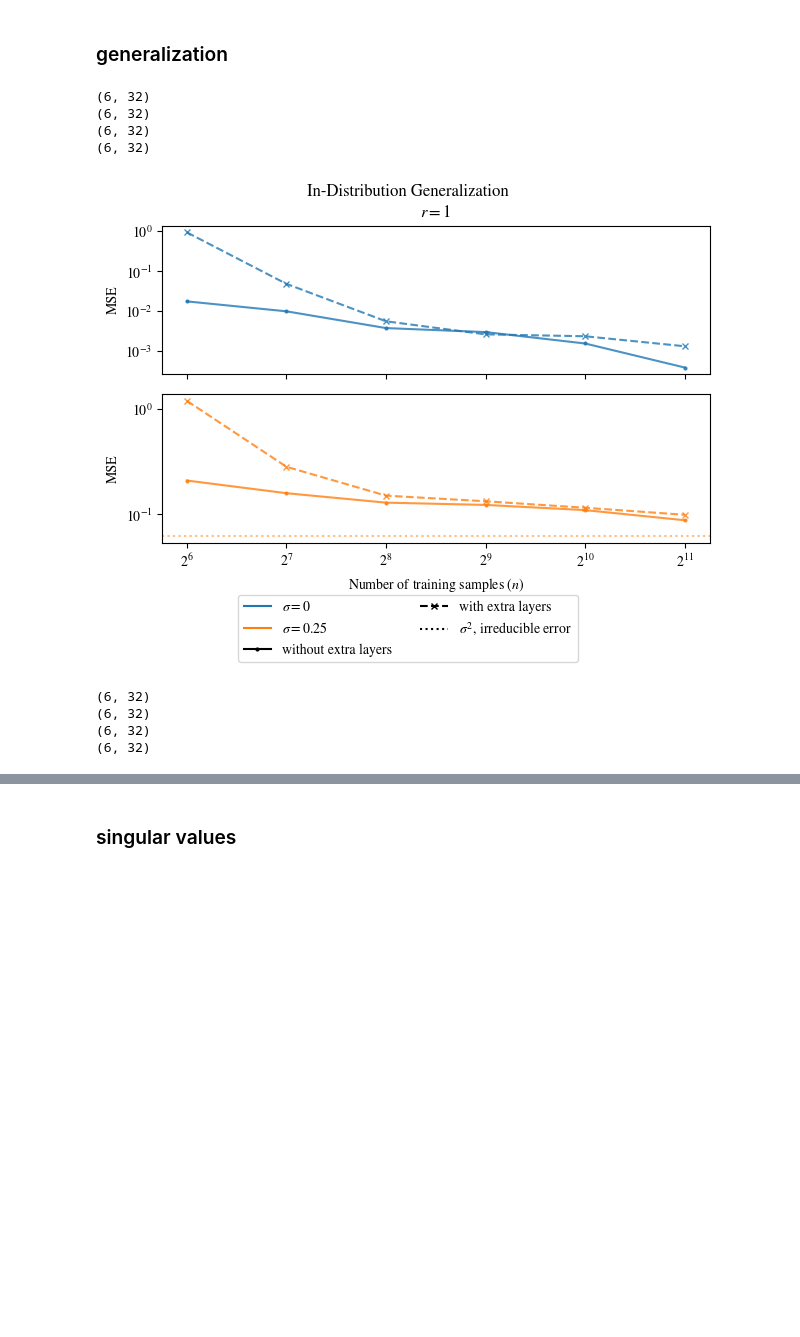
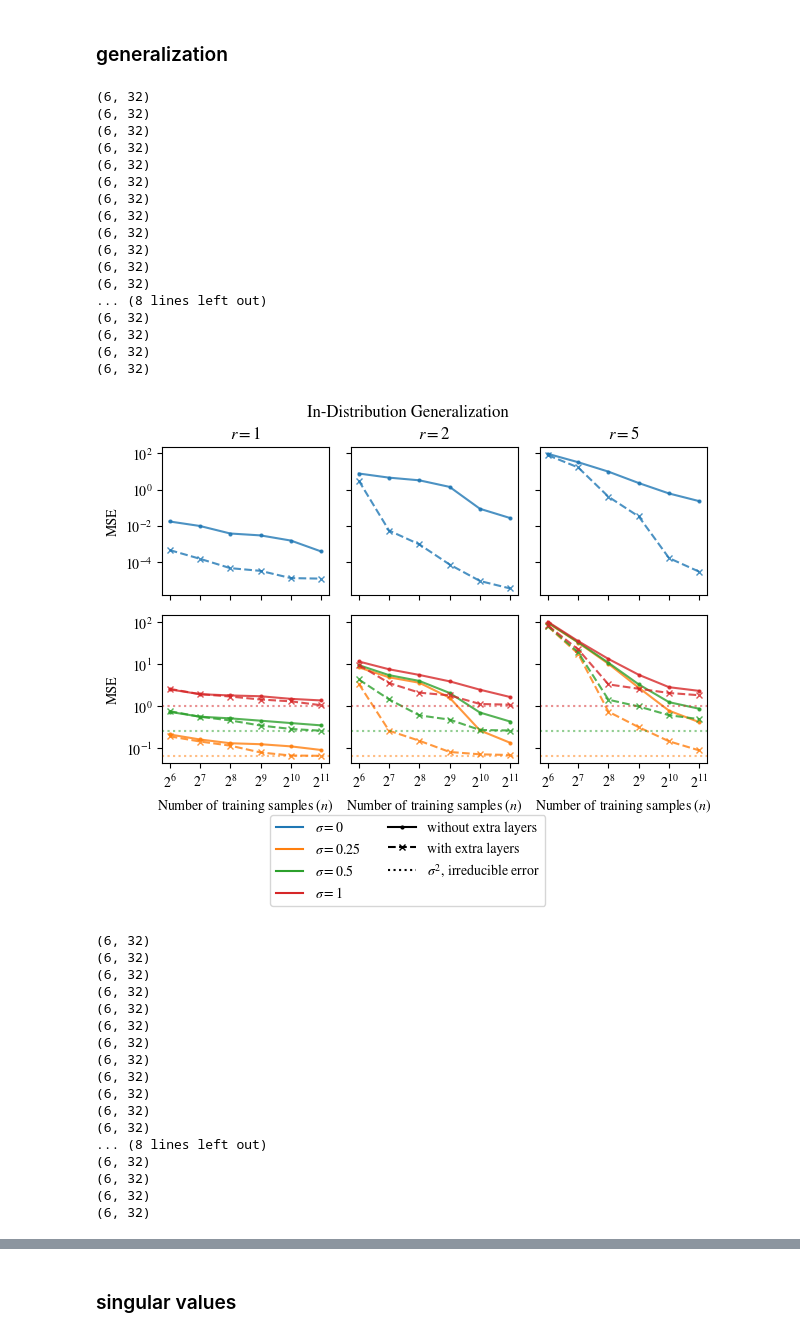
Before and after one commit to suzannastep/linear_layers_experiments, a Jupyter notebook: plotting_results.ipynb, the cells around one changed output, grey strips where cells are left out. Cells and saved outputs as stored; diff of their text form; code cells hidden in the pictures; blank space fills up the shorter version.

Commit message:
plots for new targets

```diff
--- a/plotting_results.ipynb
+++ b/plotting_results.ipynb
@@ -14,7 +8,7 @@ from scipy.stats import sem
 # %% [markdown]
 # load data and create pandas table
 # %%
-job_name = "deeprelu"
+job_name = "new_targets"
 res = pd.read_pickle(job_name+"_results")
 # %%
 res
@@ -289,8 +324,8 @@ markersize = 4
 colors = {
     0   :"C0",
     0.25:"C1",
-    # 0.5 :"C2",
-    # 1   :"C3"
+    0.5 :"C2",
+    1   :"C3"
 }
 labels = {
     "without extra layers":"-",
@@ -320,7 +355,7 @@ for metric in ['In-Distribution','Out-of-Distribution']:
     if len(res.r.unique()) == 1: ax = ax[:,np.newaxis]
     #just the data without label noise in the first row
     for col,r in enumerate(res.r.unique()):
-        for row,sigmas in enumerate([[0],[0.25]]):#,0.5,1]]):
+        for row,sigmas in enumerate([[0],[0.25,0.5,1]]):
             for sigma in sigmas:
                 for label,ls in labels.items():
                     if label == "with extra layers":#"with linear layers":
@@ -329,35 +364,61 @@ for metric in ['In-Distribution','Out-of-Distribution']:
                         curr = res[(res.L == 2) * (res.r == r) * (res["sigma"]==sigma)]
                     print(curr.shape)
                     points = curr[[metric + " MSE"]].values[:,0]
                     marker = markers[label]
                     ax[row,col].plot(curr.n,points,
                                         linestyle=ls,
                                         marker=marker,
                                         markersize=markersize,
                                         color=colors[sigma],
                                         alpha=0.8)
                     #horizontal dashed line for minimal possible MSE (ie sigma^2) in plots with label noise
                     ax[1,col].axhline(y=sigma**2, color=colors[sigma], linestyle=':',alpha=0.3)
             #plot set up
             ax[row,col].set_xscale("log",base=2)
             ax[row,col].set_xticks([2**k for k in range(6,12)])
             ax[row,col].set_yscale("log",base=10)
             ax[row,0].set_ylabel(f"MSE",wrap=True)
             ax[0,col].set_title(rf"$r={r}$")
             ax[1,col].set_xlabel("Number of training samples ($n$)")
             ax[row,col].minorticks_off()
     f.legend(handles=handles, ncol=2, loc = 'upper center', bbox_to_anchor=(0.5,0.03))
     plt.suptitle(f"{metric} Generalization")
     plt.tight_layout(pad=0.5,h_pad=1.08, w_pad=1.08)
     plt.savefig(job_name+f"{metric} Generalization.pdf",dpi=300,bbox_inches='tight')
     plt.show()
 # %% [output]
 (6, 32)
 (6, 32)
 (6, 32)
 (6, 32)
+(6, 32)
+(6, 32)
+(6, 32)
+(6, 32)
+(6, 32)
+(6, 32)
+(6, 32)
+(6, 32)
+... (8 lines left out)
+(6, 32)
+(6, 32)
+(6, 32)
+(6, 32)
-[figure, old version]
+[figure, new version]
 (6, 32)
 (6, 32)
 (6, 32)
 (6, 32)
+(6, 32)
+(6, 32)
+(6, 32)
+(6, 32)
+(6, 32)
+(6, 32)
+(6, 32)
+(6, 32)
+... (8 lines left out)
+(6, 32)
+(6, 32)
+(6, 32)
+(6, 32)
```
Also changed, not shown: parts of 17 cells of this notebook.
